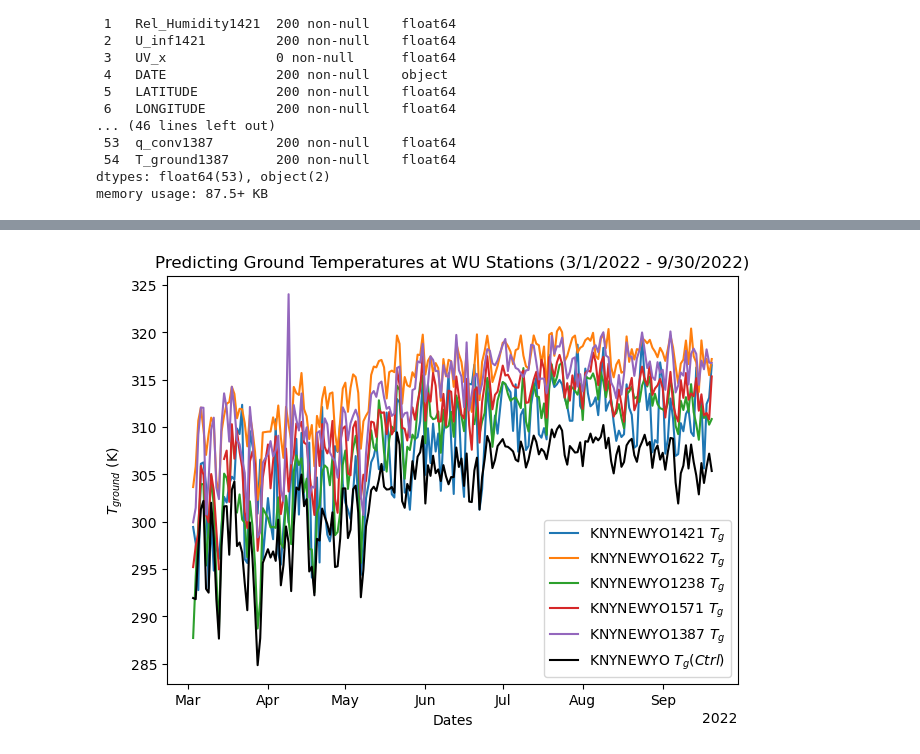
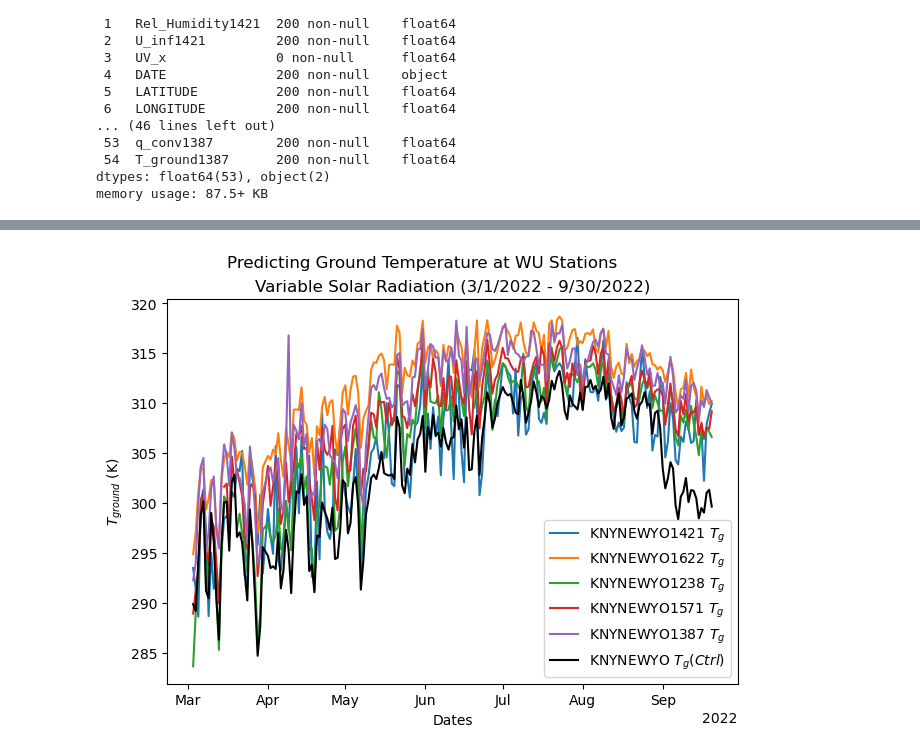
Before and after one commit to soph-loaf/aht_project, a Jupyter notebook: Temp_Results_SAL.ipynb, the cells around one changed output, grey strips where cells are left out. Saved outputs shown, nothing was run; the diff lists cells and outputs as text; code cells hidden in the pictures.

```diff
--- a/Temp_Results_SAL.ipynb
+++ b/Temp_Results_SAL.ipynb
@@ -471,29 +343,35 @@ Name: U_inf1421, Length: 200, dtype: float64
+# %%
+for i in range(0, len(wd_maxdailytemp_list_n)):
+    df_combo = df_combo.assign(Tdif_ground=df_combo['T_ground'+wu_list_n[i]]-df_combo['T_ground_ctrl'])
+    df_combo = df_combo.rename(columns={'Tdif_ground':'T_dif_ground'+wu_list_n[i]})
+
+    df_combo = df_combo.assign(T_ground_var=ground_temp_solar_var(df_combo['T_Kelv'+wu_list_n[i]], df_combo['U_inf'+wu_list_n[i]], df_combo['DAY_INDEX']))
+    df_combo = df_combo.rename(columns={'T_ground_var': 'T_ground_var'+wu_list_n[i]})
+    df_combo = df_combo.assign(T_ground_ctrl_var=ground_temp_ctrl_var(df_combo['T_max_ctrl_Kelv'], df_combo['AWND'], df_combo['evap_d'], df_combo['DAY_INDEX']))
+
+# df_combo.info()
 # %%
-# df_combo.plot.scatter(x='DATE', y='T_dif'+wu_list[0])
-
 #plotting central park weather data
 fig = plt.figure(constrained_layout=True)
 # fig = plt.figure(constrained_layout=True, figsize=(20,10))
+
 ax = plt.gca()
 locator = mdates.AutoDateLocator()
 formatter = mdates.ConciseDateFormatter(locator)
 ax.xaxis.set_major_locator(locator)
 ax.xaxis.set_major_formatter(formatter)
-# ax.plot(df_combo['DATE'], df_combo['T_dif'+wu_list[0]], markersize=2.5, label=r'KNYNEWYO'+wu_list[0]+' $T_{max}$')  ##close to Central Park (uptown - Harlem))
-# for i in range(len(wu_list)-1):
-#     ax.plot(df_combo['DATE'], df_combo['T_dif'+wu_list[i]], markersize=2.5, label=r'KNYNEWYO'+wu_list[i]+' $T_{max}$')  ##close to Central Park (uptown - Harlem))
-ax.plot(df_combo['DATE'], df_combo['T_ground'+wu_list[0]], markersize=2.5, label=r'KNYNEWYO'+wu_list[0]+' $T_g$')  ##close to Central Park (uptown - Harlem))
-ax.plot(df_combo['DATE'], df_combo['T_ground'+wu_list[1]], markersize=2.5, label=r'KNYNEWYO'+wu_list[1]+' $T_g$')  ##close to Central Park (uptown - Harlem))
-ax.plot(df_combo['DATE'], df_combo['T_ground'+wu_list[2]], markersize=2.5, label=r'KNYNEWYO'+wu_list[2]+' $T_g$')  ##close to Central Park (uptown - Harlem))
-ax.plot(df_combo['DATE'], df_combo['T_ground'+wu_list[4]], markersize=2.5, label=r'KNYNEWYO'+wu_list[4]+' $T_g$')  ##close to Central Park (uptown - Harlem))
-ax.plot(df_combo['DATE'], df_combo['T_ground'+wu_list[5]], markersize=2.5, label=r'KNYNEWYO'+wu_list[5]+' $T_g$')  # close to Central Park (uptown - Harlem))
-ax.plot(df_combo['DATE'], df_combo['T_ground_ctrl'], '-k', markersize=2.5, label=r'KNYNEWYO $T_g (Ctrl)$')  # close to Central Park (uptown - Harlem))
-# ax.plot(df_combo['DATE'], df_combo['T_ground_ctrl'], 'o', markersize=10.5, label=r'KNYNEWYO $T_g (Ctrl)$')  # close to Central Park (uptown - Harlem))
+ax.plot(df_combo['DATE'], df_combo['T_ground_var'+wu_list[0]], markersize=2.5, label=r'KNYNEWYO'+wu_list[0]+' $T_g$')  ##close to Central Park (uptown - Harlem))
+ax.plot(df_combo['DATE'], df_combo['T_ground_var'+wu_list[1]], markersize=2.5, label=r'KNYNEWYO'+wu_list[1]+' $T_g$')  ##close to Central Park (uptown - Harlem))
+ax.plot(df_combo['DATE'], df_combo['T_ground_var'+wu_list[2]], markersize=2.5, label=r'KNYNEWYO'+wu_list[2]+' $T_g$')  ##close to Central Park (uptown - Harlem))
+ax.plot(df_combo['DATE'], df_combo['T_ground_var'+wu_list[4]], markersize=2.5, label=r'KNYNEWYO'+wu_list[4]+' $T_g$')  ##close to Central Park (uptown - Harlem))
+ax.plot(df_combo['DATE'], df_combo['T_ground_var'+wu_list[5]], markersize=2.5, label=r'KNYNEWYO'+wu_list[5]+' $T_g$')  # close to Central Park (uptown - Harlem))
+ax.plot(df_combo['DATE'], df_combo['T_ground_ctrl_var'], '-k', markersize=2.5, label=r'KNYNEWYO $T_g (Ctrl)$')  # close to Central Park (uptown - Harlem))
 
 ax.set_xlabel("Dates")
 ax.set_ylabel(r"$T_{ground}$ (K)")
-ax.set_title('Predicting Ground Temperatures at WU Stations (3/1/2022 - 9/30/2022)')
+plt.suptitle('Predicting Ground Temperature at WU Stations')
+ax.set_title('Variable Solar Radiation (3/1/2022 - 9/30/2022)')
 plt.legend(loc='lower right')
 plt.show()
 # %% [output]
-[figure, old version]
+[figure, new version]
```
Also changed, not shown: parts of 26 cells of this notebook, 1 other file.
